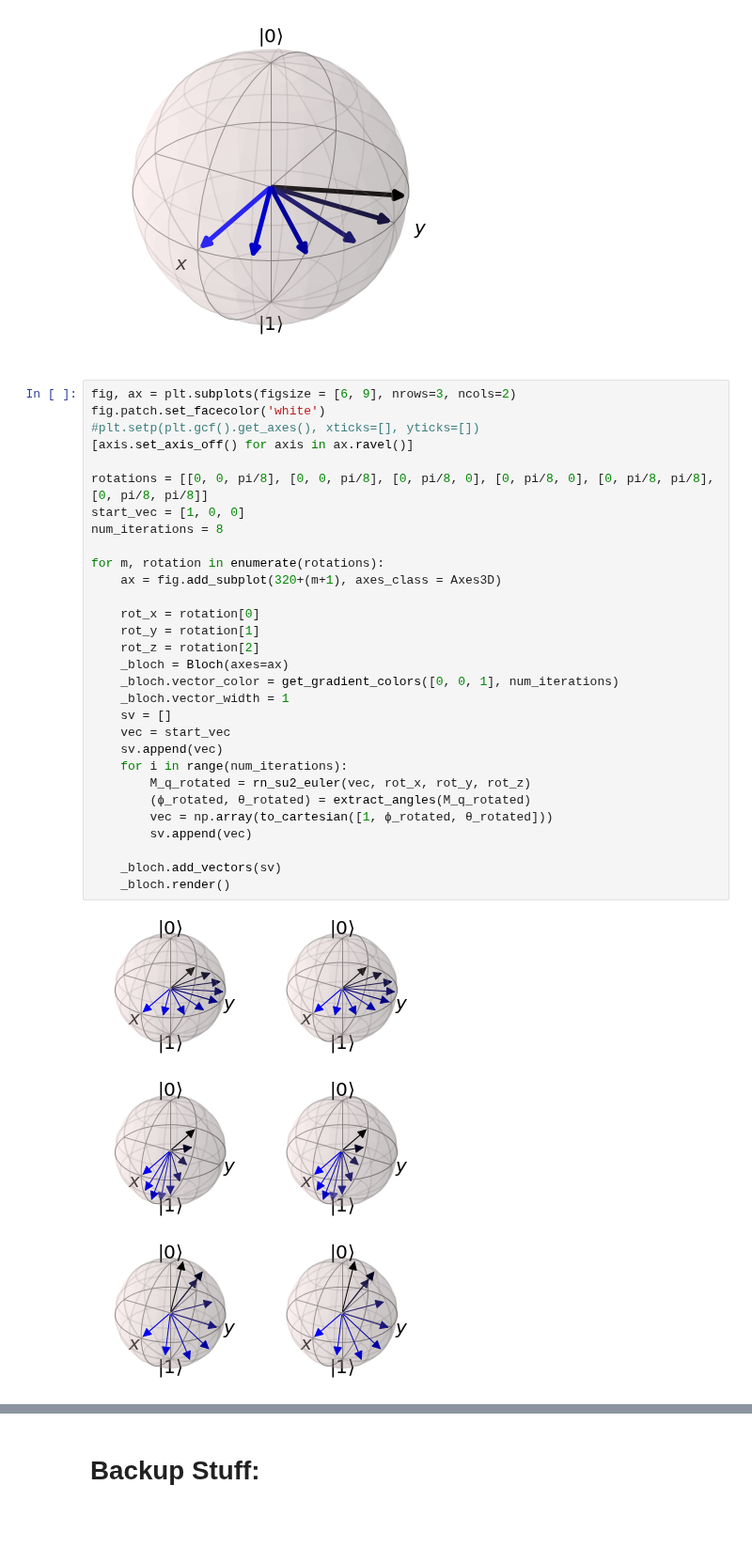
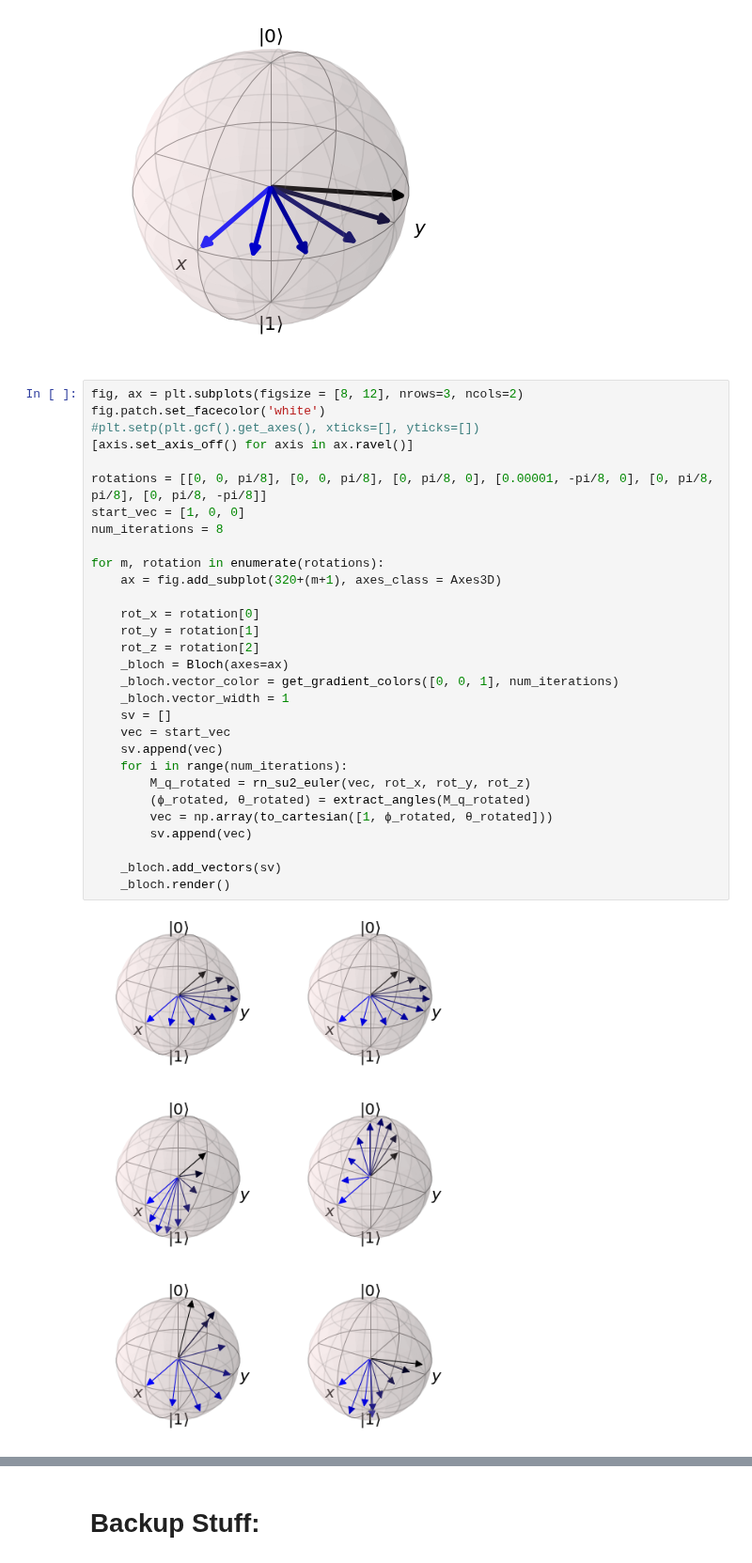
Before and after one commit to Sultanow/quantum, a Jupyter notebook: bloch_sphere/rotate_su2_qiskit_eldar-sultanow.ipynb, the cells around one changed output, grey strips where cells are left out. Shown at 94% size. Cells and saved outputs as stored; diff of their text form; blank space fills up the shorter version.

```diff
--- a/bloch_sphere/rotate_su2_qiskit_eldar-sultanow.ipynb
+++ b/bloch_sphere/rotate_su2_qiskit_eldar-sultanow.ipynb
@@ -199,37 +199,37 @@ _bloch.render()
 # %% [output]
 [figure]
 # %%
-fig, ax = plt.subplots(figsize = [6, 9], nrows=3, ncols=2)
+fig, ax = plt.subplots(figsize = [8, 12], nrows=3, ncols=2)
 fig.patch.set_facecolor('white')
 #plt.setp(plt.gcf().get_axes(), xticks=[], yticks=[])
 [axis.set_axis_off() for axis in ax.ravel()]
 
-rotations = [[0, 0, pi/8], [0, 0, pi/8], [0, pi/8, 0], [0, pi/8, 0], [0, pi/8, pi/8], [0, pi/8, pi/8]]
+rotations = [[0, 0, pi/8], [0, 0, pi/8], [0, pi/8, 0], [0.00001, -pi/8, 0], [0, pi/8, pi/8], [0, pi/8, -pi/8]]
 start_vec = [1, 0, 0]
 num_iterations = 8
 
 for m, rotation in enumerate(rotations):
     ax = fig.add_subplot(320+(m+1), axes_class = Axes3D)
 
     rot_x = rotation[0]
     rot_y = rotation[1]
     rot_z = rotation[2]
     _bloch = Bloch(axes=ax)
     _bloch.vector_color = get_gradient_colors([0, 0, 1], num_iterations)
     _bloch.vector_width = 1
     sv = []
     vec = start_vec
     sv.append(vec)
     for i in range(num_iterations):
         M_q_rotated = rn_su2_euler(vec, rot_x, rot_y, rot_z)
         (ϕ_rotated, θ_rotated) = extract_angles(M_q_rotated)
         vec = np.array(to_cartesian([1, ϕ_rotated, θ_rotated]))
         sv.append(vec)
 
     _bloch.add_vectors(sv)
     _bloch.render()
 # %% [output]
-[figure, old version]
+[figure, new version]
 # %%
 import matplotlib.pyplot as plt
 
```
Also changed, not shown: parts of 1 cell of this notebook.
